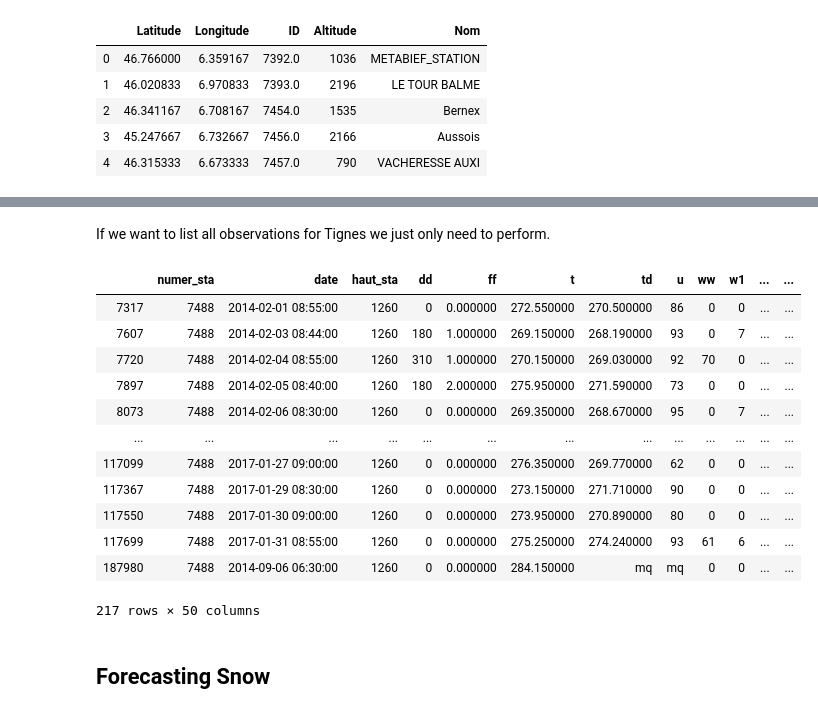
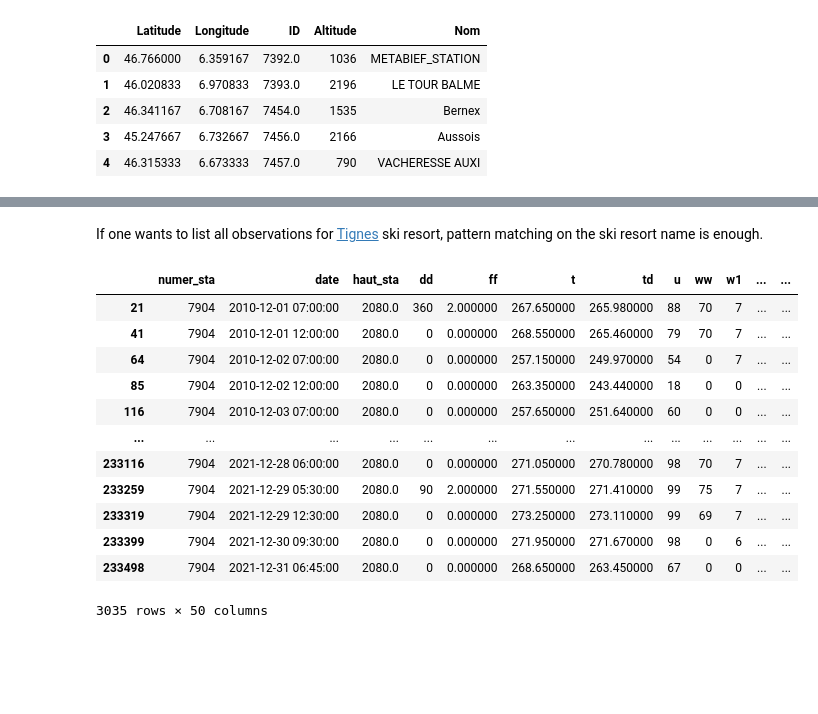
Before and after one commit to gigajr/snow_prediction, a Jupyter notebook: src/snow_analysis.ipynb, the cells around one changed output, grey strips where cells are left out. Saved outputs shown, nothing was run; the diff lists cells and outputs as text; code cells hidden in the pictures; blank space fills up the shorter version.

```diff
--- a/src/snow_analysis.ipynb
+++ b/src/snow_analysis.ipynb
@@ -52,6 +54,7 @@ We propose to aggregate all measurments in a dataframe and then to join it with
 # %%
 import glob
+
 path = '../data/'
 nivo_files = [f for f in glob.glob(path + 'nivo*.csv')]
-for f in nivo_files:
-    print(f)
+li = [pandas.read_csv(filename, delimiter=';', parse_dates=['date']) for filename in nivo_files]
+finalMeasurements = pandas.concat(li, ignore_index=True)
@@ -82,22 +61,19 @@ final_measurments = pandas.concat(li, ignore_index=True)
-# %% [markdown]
-If we want to list all observations for Tignes we just only need to perform.
+# %% [markdown]
+If one wants to list all observations for [Tignes](https://www.tignes.net/) ski resort, pattern matching on the ski resort name is enough.
 # %%
-import pytemperature
-tignes_measurements = final_measurments.loc[final_measurments.numer_sta==int(stations.loc[stations.Nom == 'AUTRANS-NIVO']['ID'])]
-tignes_measurements
+measurements = finalMeasurements.loc[finalMeasurements.numer_sta == int(stations.loc[stations.Nom == 'Tignes']['ID'])]
+measurements
 # %% [output]
 |  | numer_sta | date | haut_sta | dd | ff | t | td | u | ww | w1 | ... | ... |
-| 7317 | 7488 | 2014-02-01 08:55:00 | 1260 | 0 | 0.000000 | 272.550000 | 270.500000 | 86 | 0 | 0 | ... | ... |
-| 7607 | 7488 | 2014-02-03 08:44:00 | 1260 | 180 | 1.000000 | 269.150000 | 268.190000 | 93 | 0 | 7 | ... | ... |
-| 7720 | 7488 | 2014-02-04 08:55:00 | 1260 | 310 | 1.000000 | 270.150000 | 269.030000 | 92 | 70 | 0 | ... | ... |
-| 7897 | 7488 | 2014-02-05 08:40:00 | 1260 | 180 | 2.000000 | 275.950000 | 271.590000 | 73 | 0 | 0 | ... | ... |
-| 8073 | 7488 | 2014-02-06 08:30:00 | 1260 | 0 | 0.000000 | 269.350000 | 268.670000 | 95 | 0 | 7 | ... | ... |
+| 21 | 7904 | 2010-12-01 07:00:00 | 2080.0 | 360 | 2.000000 | 267.650000 | 265.980000 | 88 | 70 | 7 | ... | ... |
+| 41 | 7904 | 2010-12-01 12:00:00 | 2080.0 | 0 | 0.000000 | 268.550000 | 265.460000 | 79 | 70 | 7 | ... | ... |
+| 64 | 7904 | 2010-12-02 07:00:00 | 2080.0 | 0 | 0.000000 | 257.150000 | 249.970000 | 54 | 0 | 7 | ... | ... |
+| 85 | 7904 | 2010-12-02 12:00:00 | 2080.0 | 0 | 0.000000 | 263.350000 | 243.440000 | 18 | 0 | 0 | ... | ... |
+| 116 | 7904 | 2010-12-03 07:00:00 | 2080.0 | 0 | 0.000000 | 257.650000 | 251.640000 | 60 | 0 | 0 | ... | ... |
 | ... | ... | ... | ... | ... | ... | ... | ... | ... | ... | ... | ... | ... |
-| 117099 | 7488 | 2017-01-27 09:00:00 | 1260 | 0 | 0.000000 | 276.350000 | 269.770000 | 62 | 0 | 0 | ... | ... |
-| 117367 | 7488 | 2017-01-29 08:30:00 | 1260 | 0 | 0.000000 | 273.150000 | 271.710000 | 90 | 0 | 0 | ... | ... |
-| 117550 | 7488 | 2017-01-30 09:00:00 | 1260 | 0 | 0.000000 | 273.950000 | 270.890000 | 80 | 0 | 0 | ... | ... |
-| 117699 | 7488 | 2017-01-31 08:55:00 | 1260 | 0 | 0.000000 | 275.250000 | 274.240000 | 93 | 61 | 6 | ... | ... |
-| 187980 | 7488 | 2014-09-06 06:30:00 | 1260 | 0 | 0.000000 | 284.150000 | mq | mq | 0 | 0 | ... | ... |
+| 233116 | 7904 | 2021-12-28 06:00:00 | 2080.0 | 0 | 0.000000 | 271.050000 | 270.780000 | 98 | 70 | 7 | ... | ... |
+| 233259 | 7904 | 2021-12-29 05:30:00 | 2080.0 | 90 | 2.000000 | 271.550000 | 271.410000 | 99 | 75 | 7 | ... | ... |
+| 233319 | 7904 | 2021-12-29 12:30:00 | 2080.0 | 0 | 0.000000 | 273.250000 | 273.110000 | 99 | 69 | 7 | ... | ... |
+| 233399 | 7904 | 2021-12-30 09:30:00 | 2080.0 | 0 | 0.000000 | 271.950000 | 271.670000 | 98 | 0 | 6 | ... | ... |
+| 233498 | 7904 | 2021-12-31 06:45:00 | 2080.0 | 0 | 0.000000 | 268.650000 | 263.450000 | 67 | 0 | 0 | ... | ... |
-217 rows × 50 columns
+3035 rows × 50 columns
-# %% [markdown]
-## Forecasting Snow
```
Also changed, not shown: parts of 21 cells of this notebook, 2 other files.
